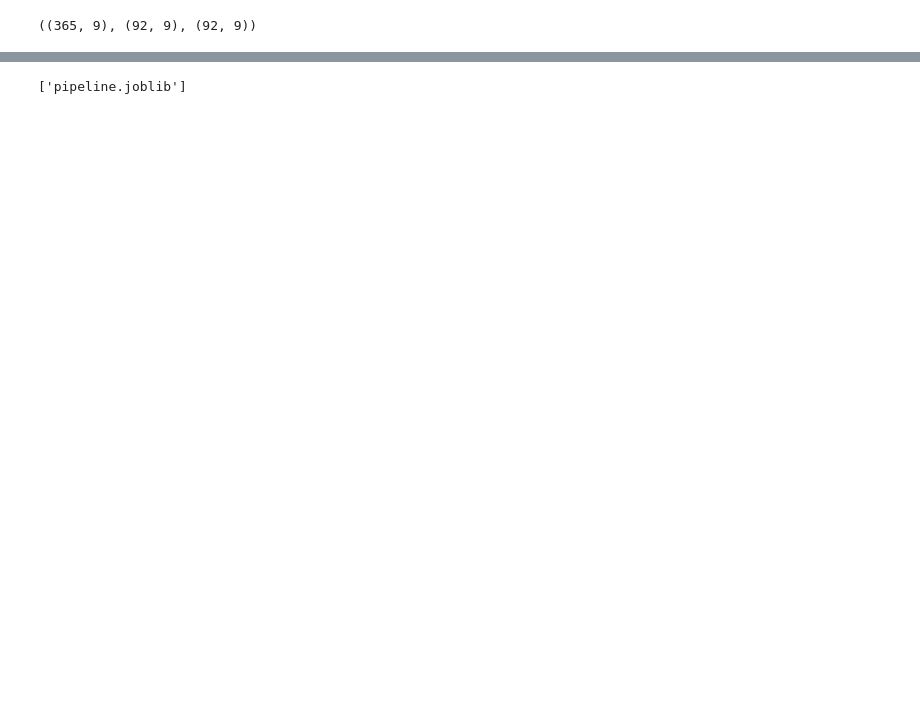
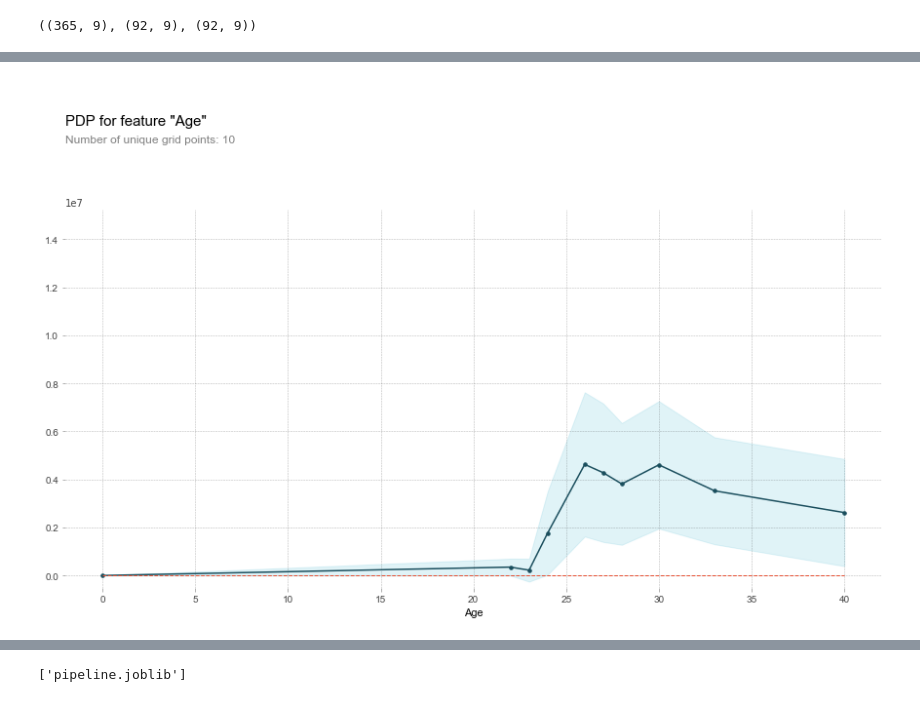
Before and after one commit to maximematerno/NBA_Predictor-dash-app, a Jupyter notebook: notebooks/Initial Model.ipynb, the cells around one changed output, grey strips where cells are left out. Saved outputs shown, nothing was run; the diff lists cells and outputs as text; code cells hidden in the pictures; blank space fills up the shorter version.

```diff
--- a/notebooks/Initial Model.ipynb
+++ b/notebooks/Initial Model.ipynb
@@ -320,0 +227,14 @@ Validation Accuracy 0.8624022093040788
+# %%
+feature = 'Age'
+
+from pdpbox.pdp import pdp_isolate, pdp_plot
+isolated = pdp_isolate(
+    model=pipeline,
+    dataset=X_validate,
+    model_features=X_validate.columns,
+    feature=feature
+)
+
+pdp_plot(isolated, feature_name=feature);
+# %% [output]
+[figure, added]
```
Also changed, not shown: parts of 30 cells of this notebook, 9 other files.
